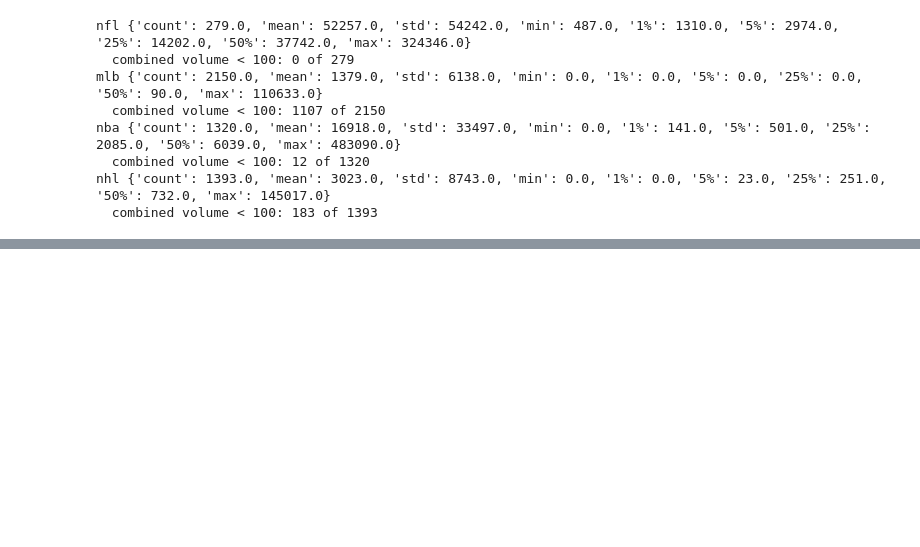
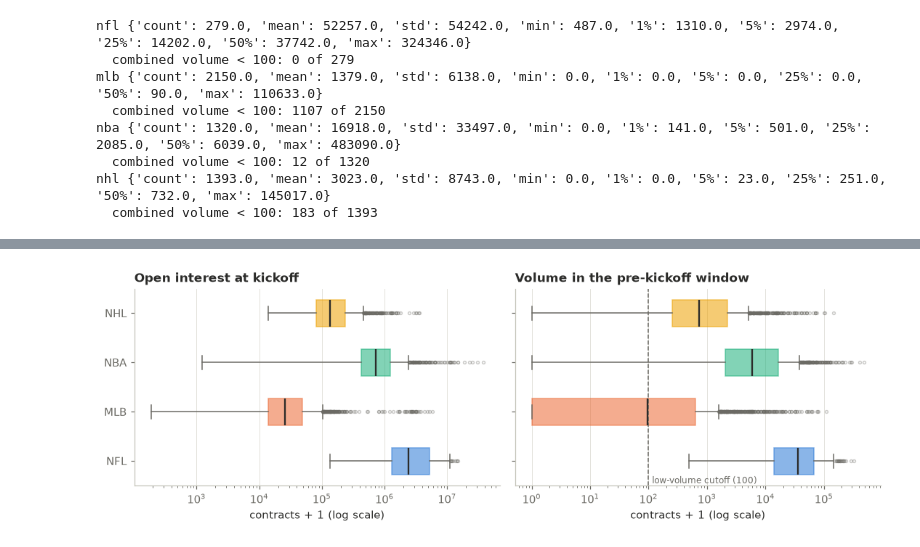
Before and after one commit to harrison-hal3sworth/predmarketproject, a Jupyter notebook: cleaning/cleaning.ipynb, the cells around one changed output, grey strips where cells are left out. Drawn from its saved outputs; the diff is of its cells as text; code cells hidden in the pictures; blank space fills up the shorter version.

```diff
--- a/cleaning/cleaning.ipynb
+++ b/cleaning/cleaning.ipynb
@@ -164,0 +291,6 @@ df_clean.to_csv("../data/clean_data.csv")
+# %%
+# Does the price candle end exactly at kickoff? (minutes between candle end and start time)
+for s, df in raw.items():
+    ts = pd.to_datetime(df["kalshi_home_candle_end_ts"], unit="s", utc=True)
+    gap_min = (pd.to_datetime(df["start_time_utc"], utc=True) - ts).dt.total_seconds() / 60
+    print(s, gap_min.describe()[["min", "50%", "max"]].round(1).to_dict())
@@ -233,0 +400,30 @@ Freq: M, Name: vol, dtype: float64
+# %%
+# Figure 1: Liquidity distributions by sport (log scale)
+fig, axes = plt.subplots(1, 2, figsize=(10, 3.4), sharey=True)
+panels = [("total_open_interest", "Open interest at kickoff"),
+          ("total_volume", "Volume in the pre-kickoff window")]
+
+for ax, (col, title) in zip(axes, panels):
+    data = [df_clean.loc[df_clean["sport"] == s, col] + 1 for s in SPORT_ORDER]
+    bp = ax.boxplot(data, orientation="horizontal", patch_artist=True, widths=0.55,
+                    medianprops={"color": INK, "linewidth": 1.5},
+                    whiskerprops={"color": MUTED}, capprops={"color": MUTED},
+                    flierprops={"marker": "o", "markersize": 2.5, "alpha": 0.35,
+                                "markeredgecolor": MUTED})
+    for patch, s in zip(bp["boxes"], SPORT_ORDER):
+        patch.set_facecolor(SPORT_COLORS[s])
+        patch.set_alpha(0.55)
+        patch.set_edgecolor(SPORT_COLORS[s])
+    ax.set_xscale("log")
+    ax.set_title(title)
+    ax.set_xlabel("contracts + 1 (log scale)")
+    ax.grid(axis="y", visible=False)
+
+axes[0].set_yticks(range(1, len(SPORT_ORDER) + 1), [s.upper() for s in SPORT_ORDER])
+axes[1].axvline(MIN_VOLUME, color=MUTED, ls="--", lw=1)
+axes[1].text(MIN_VOLUME * 1.15, 0.6, f"low-volume cutoff ({MIN_VOLUME})",
+             color=MUTED, fontsize=8, va="center")
+fig.tight_layout()
+plt.show()
+# %% [output]
+[figure, added]
```
Also changed, not shown: parts of 39 cells of this notebook, 19 other files.
